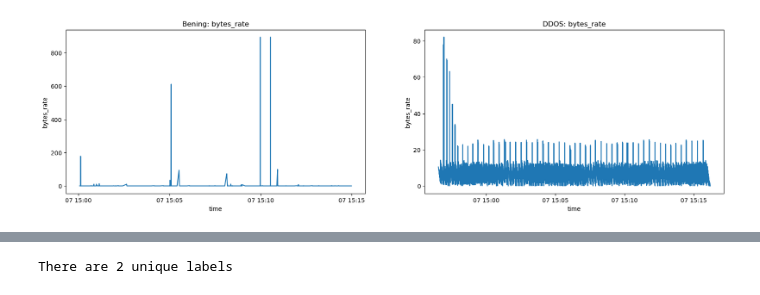
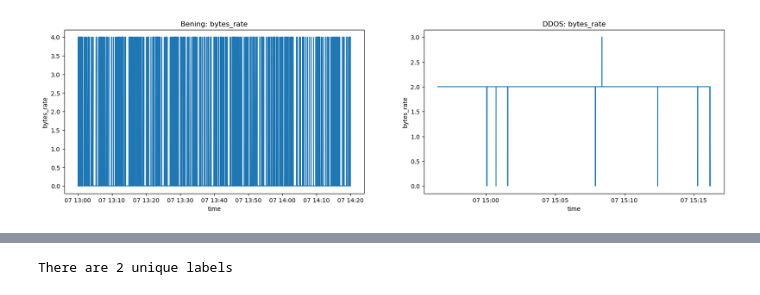
Before and after one commit to kotvytskyi/ids, a Jupyter notebook: ids-poc.ipynb, the cells around one changed output, grey strips where cells are left out. Saved outputs shown, nothing was run; the diff lists cells and outputs as text; code cells hidden in the pictures.

```diff
--- a/ids-poc.ipynb
+++ b/ids-poc.ipynb
@@ -14,6 +14,7 @@ pd.set_option('display.width', 1000)  # Adjusts the display width to fit more co
 def load_data(file_path, label):
     df = pd.read_csv(file_path)
     df['label'] = label
+    df['requests_rate'] = 1
     return df
 
 # Example usage
@@ -34,19 +35,19 @@ ddos_subnet = ddos_data[ddos_data['dst_ip'].str.startswith('192.168')]
 # %%
 fig, (ax1, ax2) = plt.subplots(1, 2, figsize=(20, 5))
 
-bening_window = bening_subnet.between_time('15:00', '15:15')
+bening_window = bening_subnet.between_time('13:00', '14:20')
 
-ax1.plot(bening_window.index, bening_window['duration'])
+ax1.plot(bening_window.index, bening_window['syn_flag_counts'])
 ax1.set_title('Bening: bytes_rate')
 ax1.set_ylabel('bytes_rate')
 ax1.set_xlabel('time')
 
-ax2.plot(ddos_subnet.index, ddos_subnet['duration'])
+ax2.plot(ddos_subnet.index, ddos_subnet['syn_flag_counts'])
 ax2.set_title('DDOS: bytes_rate')
 ax2.set_ylabel('bytes_rate')
 ax2.set_xlabel('time')
 
 plt.show()
 # %% [output]
-[figure, old version]
+[figure, new version]
 # %%
```
Also changed, not shown: parts of 10 cells of this notebook.
